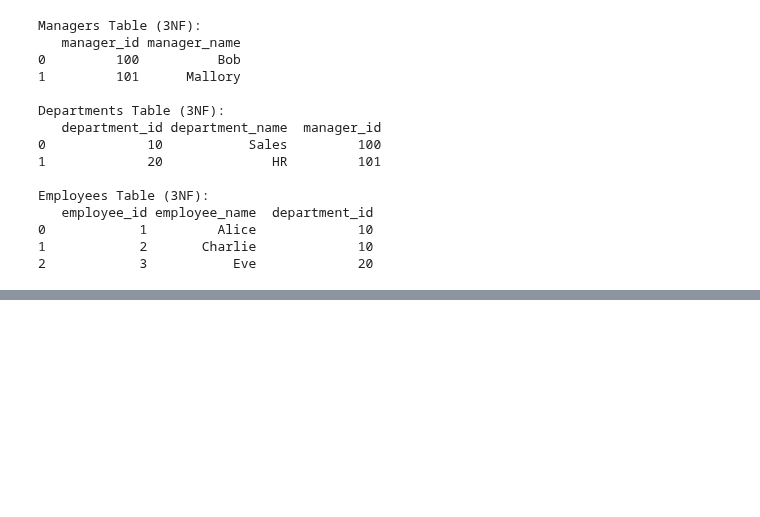
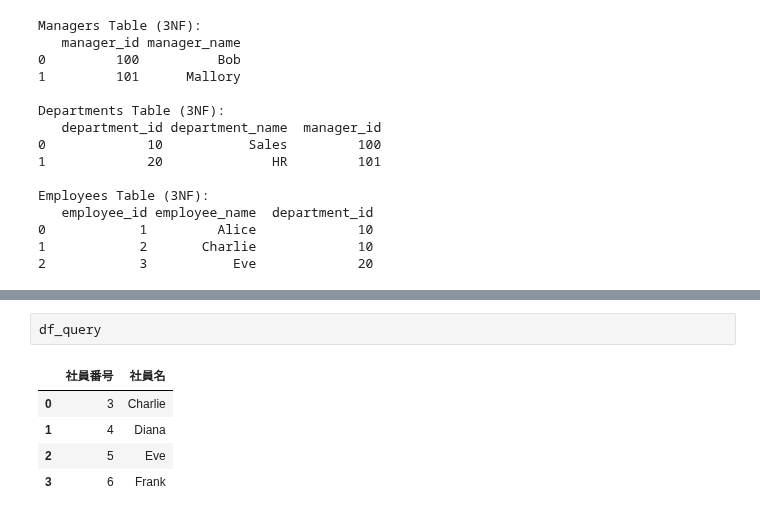
Before and after one commit to phonon-py/DatabaseSpecialistStudy, a Jupyter notebook: main.ipynb, the cells around one changed output, grey strips where cells are left out. Saved outputs shown, nothing was run; the diff lists cells and outputs as text; blank space fills up the shorter version.

```diff
--- a/main.ipynb
+++ b/main.ipynb
@@ -2625,0 +2675,8 @@ Employees Table (3NF):
+# %%
+df_query
+# %% [output]
+|  | 社員番号 | 社員名 |
+| 0 | 3 | Charlie |
+| 1 | 4 | Diana |
+| 2 | 5 | Eve |
+| 3 | 6 | Frank |
```
Also changed, not shown: parts of 2 cells of this notebook.
